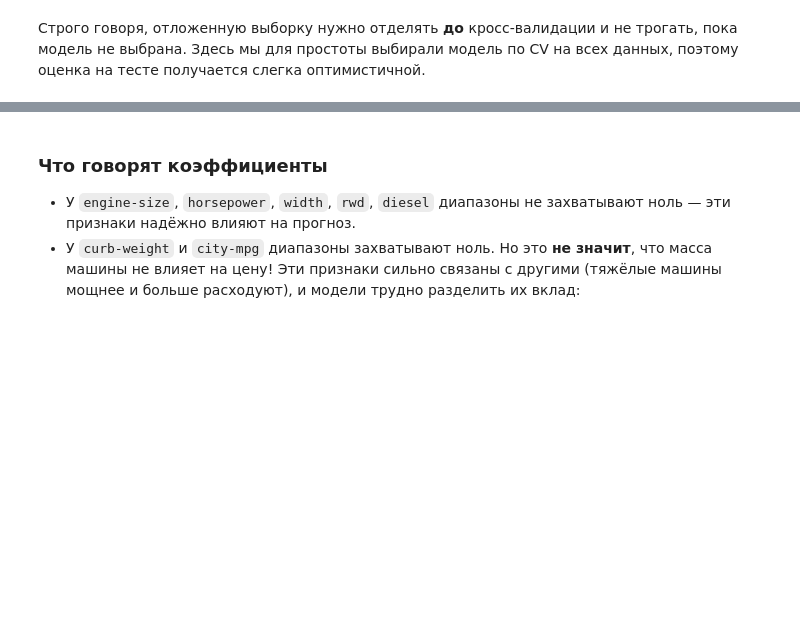
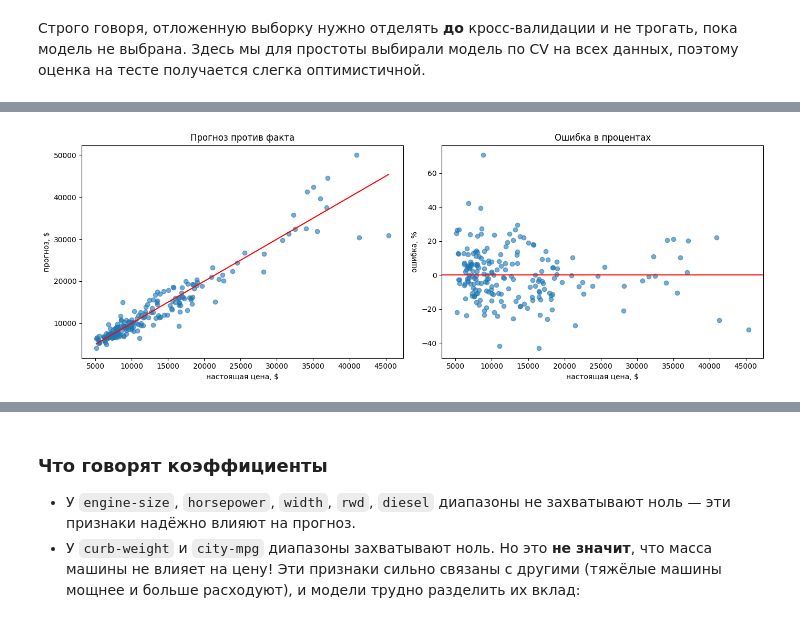
Before and after one commit to Murcha1990/ML_AI26, a Jupyter notebook: Week2_Regression/Loss_functions_CV_statsmodels.ipynb, the cells around one changed output, grey strips where cells are left out. Drawn from its saved outputs; the diff is of its cells as text; code cells hidden in the pictures; blank space fills up the shorter version.

```diff
--- a/Week2_Regression/Loss_functions_CV_statsmodels.ipynb
+++ b/Week2_Regression/Loss_functions_CV_statsmodels.ipynb
@@ -295,0 +360,14 @@ dtype: float64
+# %%
+from sklearn.base import clone
+from sklearn.model_selection import cross_val_predict
+
+oof_pred = cross_val_predict(clone(best_pipe), X, y, cv=cv)
+
+errors = X[['make', 'body-style', 'engine-size', 'horsepower']].copy()
+errors['price'] = y
+errors['прогноз'] = oof_pred.round()
+errors['ошибка'] = (oof_pred - y).round()              # > 0 — переоценили, < 0 — недооценили
+errors['ошибка, %'] = (100 * (oof_pred - y) / y).round(1)
+
+# 10 машин с самой большой ошибкой в долларах
+errors.loc[errors['ошибка'].abs().sort_values(ascending=False).index].head(10)
@@ -295,0 +386,20 @@ dtype: float64
+# %%
+fig, axes = plt.subplots(1, 2, figsize=(14, 5))
+
+axes[0].scatter(errors['price'], errors['прогноз'], alpha=0.6)
+lims = [errors['price'].min(), errors['price'].max()]
+axes[0].plot(lims, lims, color='red')                  # идеальный прогноз: прогноз = факт
+axes[0].set_xlabel('настоящая цена, $')
+axes[0].set_ylabel('прогноз, $')
+axes[0].set_title('Прогноз против факта')
+
+axes[1].scatter(errors['price'], errors['ошибка, %'], alpha=0.6)
+axes[1].axhline(0, color='red')
+axes[1].set_xlabel('настоящая цена, $')
+axes[1].set_ylabel('ошибка, %')
+axes[1].set_title('Ошибка в процентах')
+
+plt.tight_layout()
+plt.show()
+# %% [output]
+[figure, added]
```
Also changed, not shown: parts of 22 cells of this notebook.
